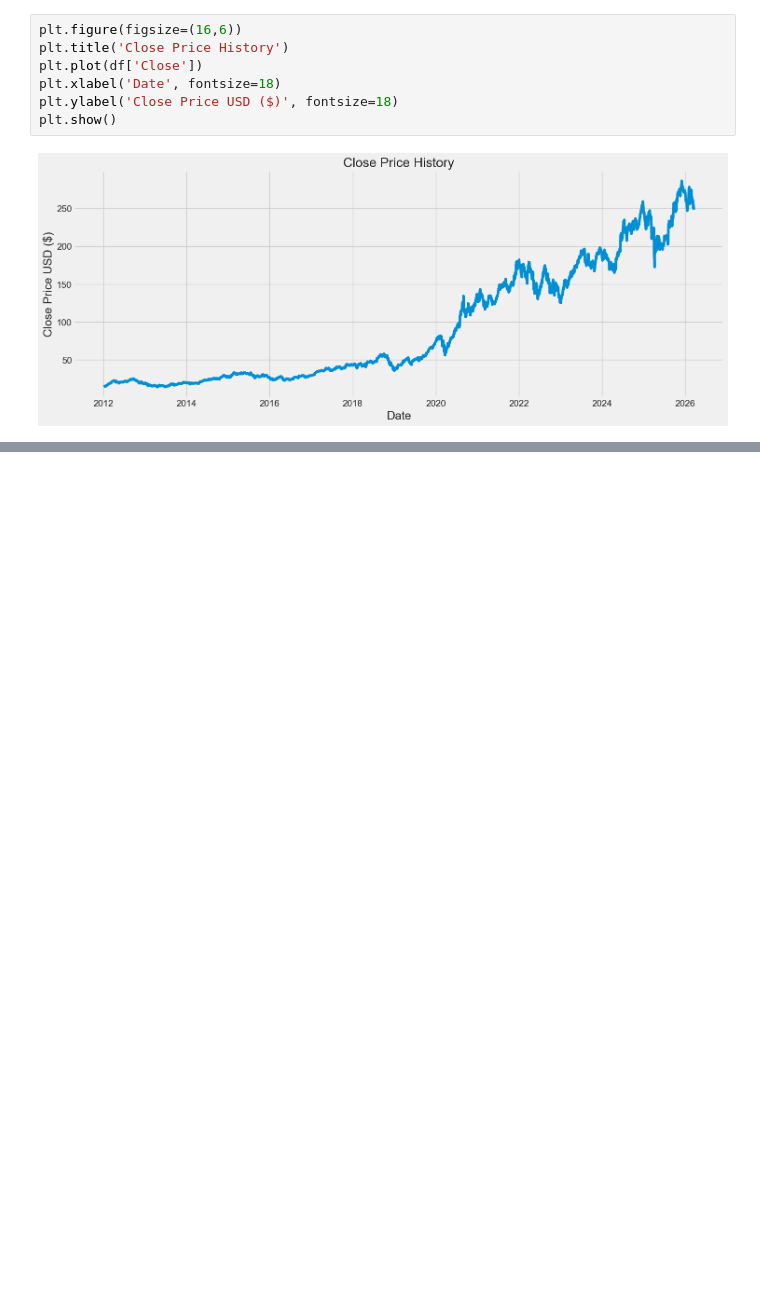
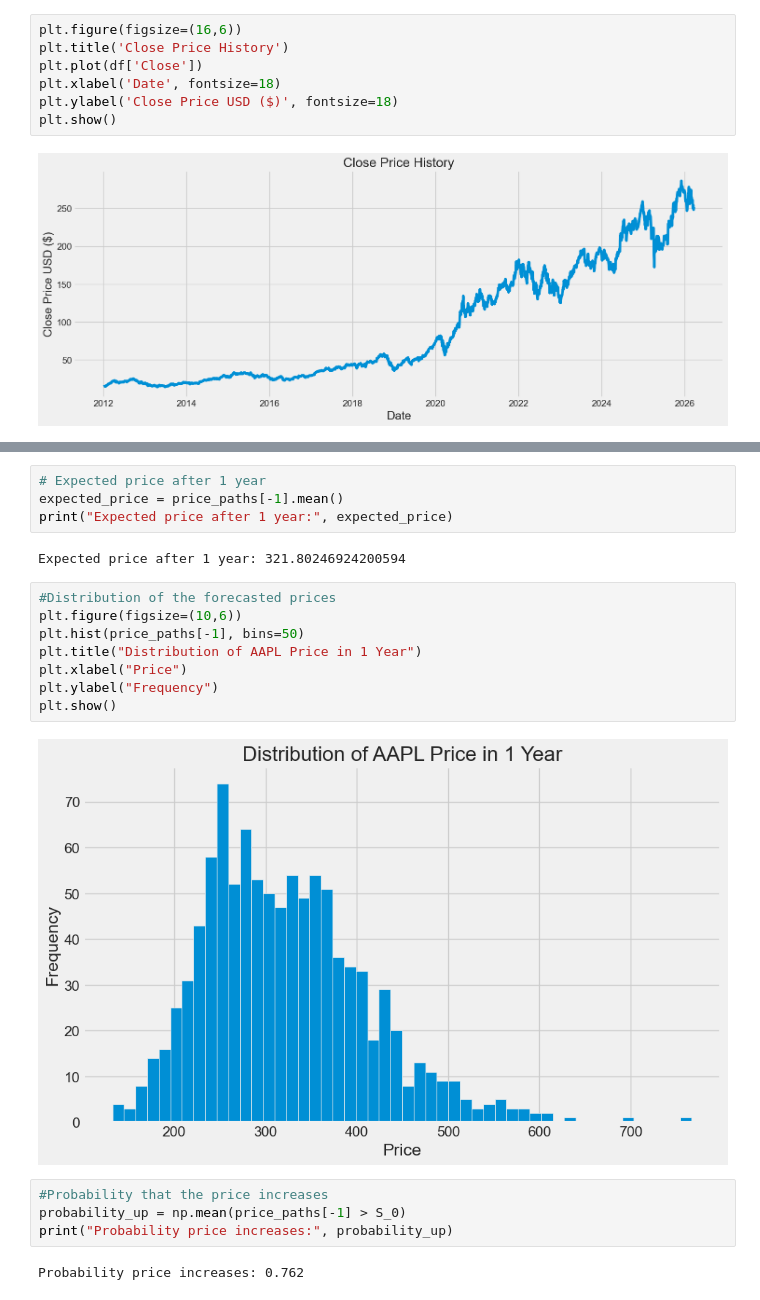
Before and after one commit to platon-cmd/Project_StockMarket, a Jupyter notebook: StockMarket.ipynb, the cells around one changed output, grey strips where cells are left out. Saved outputs shown, nothing was run; the diff lists cells and outputs as text; blank space fills up the shorter version.

```diff
--- a/StockMarket.ipynb
+++ b/StockMarket.ipynb
@@ -415,0 +476,22 @@ valid
+# %%
+# Expected price after 1 year
+expected_price = price_paths[-1].mean()
+print("Expected price after 1 year:", expected_price)
+# %% [output]
+Expected price after 1 year: 321.80246924200594
+# %%
+#Distribution of the forecasted prices
+plt.figure(figsize=(10,6))
+plt.hist(price_paths[-1], bins=50)
+plt.title("Distribution of AAPL Price in 1 Year")
+plt.xlabel("Price")
+plt.ylabel("Frequency")
+plt.show()
+# %% [output]
+[figure, added]
+# %%
+#Probability that the price increases
+probability_up = np.mean(price_paths[-1] > S_0)
+print("Probability price increases:", probability_up)
+# %% [output]
+Probability price increases: 0.762
```
Also changed, not shown: parts of 29 cells of this notebook, 10 other files.
